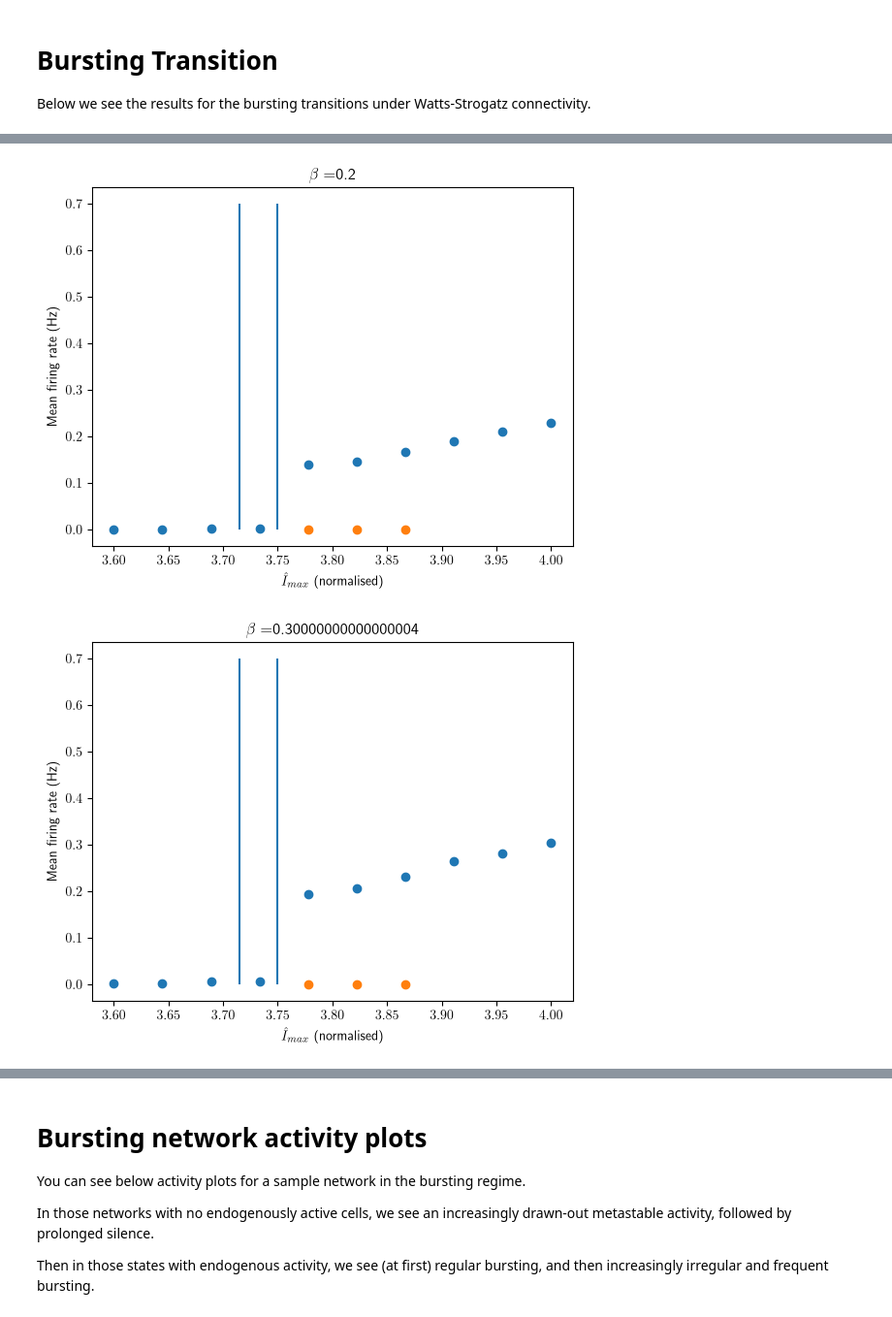
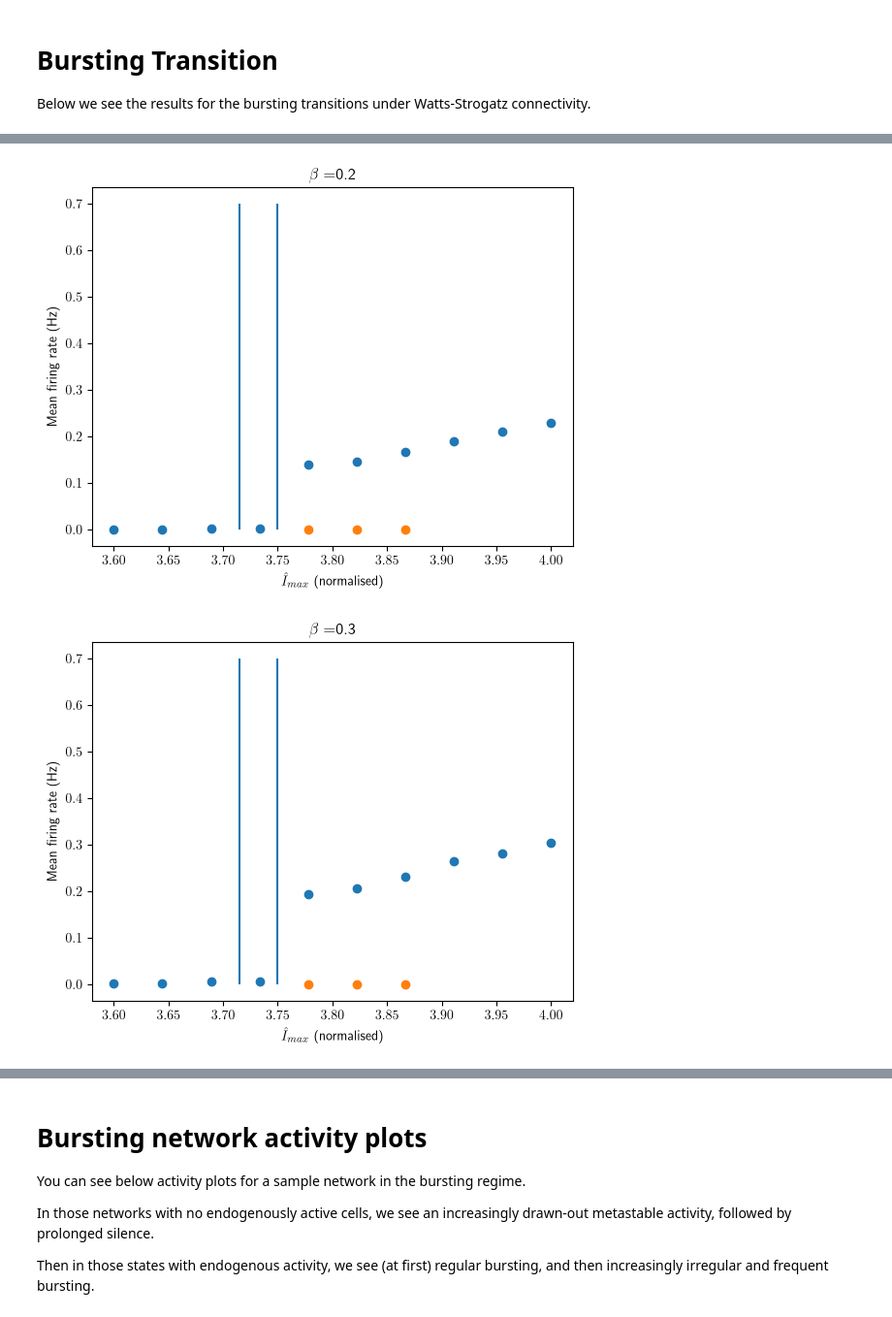
Before and after one commit to hectorBrown/neuronsim, a Jupyter notebook: Watts-Strogatz.ipynb, the cells around one changed output, grey strips where cells are left out. Shown at 97% size. Cells and saved outputs as stored; diff of their text form; code cells hidden in the pictures.

```diff
--- a/Watts-Strogatz.ipynb
+++ b/Watts-Strogatz.ipynb
@@ -55,7 +57,7 @@ for beta in betas:
         firing_rate = spikes[:,final_state.neuron_types].sum() / 100 / network_params.n / (1 - network_params.inhib_fraction)
         firing_rates.append(firing_rate)
 
-    plt.title(f"$\\beta = ${beta}")
+    plt.title(f"$\\beta = ${beta:.1f}")
     plt.ylabel("Mean firing rate (Hz)")
     plt.xlabel("$\\hat{I}_{max}$ (normalised)")
     plt.scatter(Is, firing_rates)
@@ -144,34 +149,34 @@ for beta in betas:
             res = pkl.load(f)
 
         t, spikes, final_state = res
         _, _, network_params = params
 
         activity = spikes.sum(axis=1)
         # use a rolling average to smooth out noise and find bursting windows
         bursting_filter = (np.convolve(activity, gaus_window) > 0)[29:-30]
         # say somewhat arbitrarily that if we see activity windows after 50s that there exists a stable/metastable state
         # and that if there is a total period of >1s of silence after 50s that that means bursting
         if np.any(bursting_filter[50000:]) and np.sum(~bursting_filter[50000:]) >= 1000:
             bursts = spikes[bursting_filter,]
             firing_rate = bursts[:,final_state.neuron_types].sum() / (bursts.shape[0] / 1000) / network_params.n / (1 - network_params.inhib_fraction)
             high_firing_rates.append(firing_rate)
             low_firing_rates.append(0)
         else:
             firing_rate = spikes[:,final_state.neuron_types].sum() / 100 / network_params.n / (1 - network_params.inhib_fraction)
             high_firing_rates.append(firing_rate)
             low_firing_rates.append(None)
 
-    plt.title(f"$\\beta = ${beta}")
+    plt.title(f"$\\beta = ${beta:.1f}")
     plt.ylabel("Mean firing rate (Hz)")
     plt.xlabel("$\\hat{I}_{max}$ (normalised)")
     plt.scatter(Is, high_firing_rates)
     plt.scatter(Is, low_firing_rates)
     plt.vlines([3.715, 3.75], 0, 0.7)
     plt.show()
 # %% [output]
 [figure]
 [figure]
 [figure]
-[figure, old version]
+[figure, new version]
 [figure]
 [figure]
```
Also changed, not shown: parts of 7 cells of this notebook.
